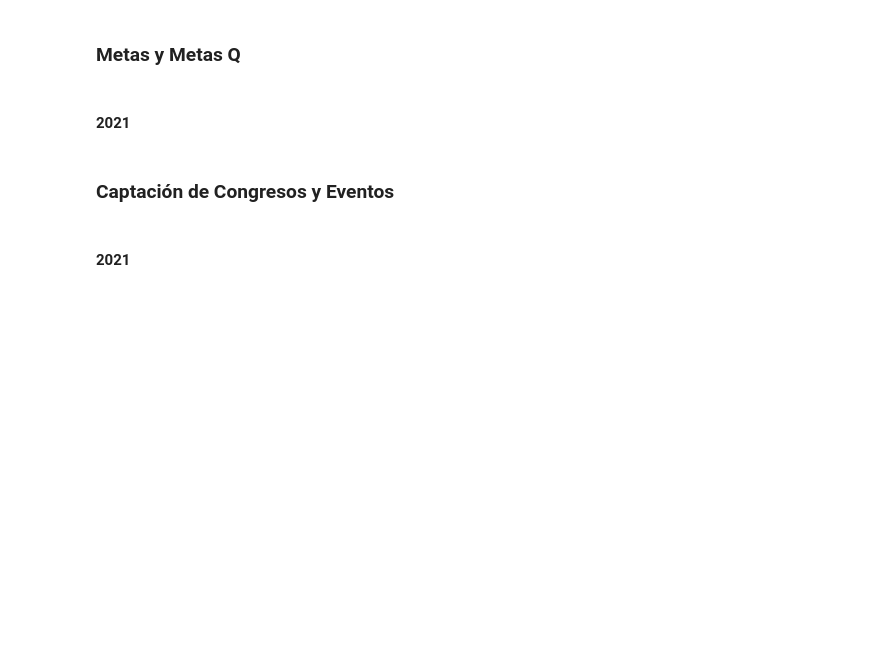
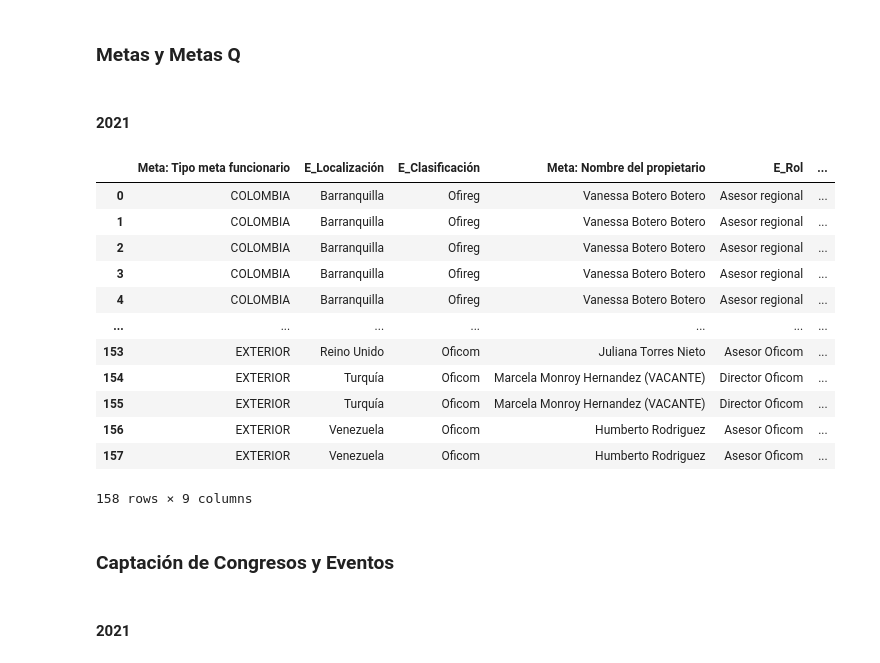
Before and after one commit to juanrinconp/Procolombia, a Jupyter notebook: T.ComoVamos_Turismo.ipynb, the cells around one changed output. Saved outputs shown, nothing was run; the diff lists cells and outputs as text; code cells hidden in the pictures; blank space fills up the shorter version.

```diff
--- a/T.ComoVamos_Turismo.ipynb
+++ b/T.ComoVamos_Turismo.ipynb
@@ -38,13 +38,22 @@ SillasyFrecuencias2020 =  pd.read_excel(pathout + 'SillasyFrecuencias2020.xlsx')
 # %%
-añoactual = 2021
-añoanterior = 2020
-trimestre = 4
+añoactual = 2022
+añoanterior = 2021
+trimestre = 2
 
 #Fecha en Formato aaaa/mm/dd para la base de Tableau 12a
-negociosañoactual = '2021-01-01'
-fechaactual  = '2021-11-01'
-fechaactual2  = '1/01/2021'
-fechaanterior2 = '1/01/2020'
-eneroañoanterior = '2020-01-01'
-fechaactual_añoanterior = '2020-11-01'
-diciembreañoanterior = '2020-12-31'
+negociosañoactual = '2022-01-01'
+fechaactual  = '2022-06-01'
+fechaactual2  = '1/01/2022'
+fechaanterior2 = '1/01/2021'
+eneroañoanterior = '2021-01-01'
+fechaactual_añoanterior = '2021-06-01'
+diciembreañoanterior = '2021-12-31'
+
+
+#Valores
+frecuencias = 1160
+nsillas = 199579
+nVisitantes =  914882
+mVisitantes = 3100000
+mqVisitantes = 89900
+mVisitanterior = 2157504
@@ -67,26 +79,47 @@ NegociosTA = NegociosTA.drop(NegociosTA[NegociosTA['Meta 1 responsable Colombia:
 # %% [markdown]
 #### 2021
 # %%
-MetasT = MetasT.groupby(['Meta: Tipo meta funcionario' , 'E_HUB2019' ,
+MetasT = MetasT.groupby(['Meta: Tipo meta funcionario'  ,
                    'E_Localización' , 'E_Clasificación' ,
                    'Meta: Nombre del propietario' , 'E_Rol',
                   'Tipo de Indicador' , 'Meta: Tipo de meta'])['Meta: Valor meta'].sum().reset_index()
 
-MetasTQ = MetasTQ.groupby(['Meta: Tipo meta funcionario' , 'E_HUB2019' ,
+MetasTQ = MetasTQ.groupby(['Meta: Tipo meta funcionario',
                    'E_Localización' , 'E_Clasificación' ,
                    'Meta: Nombre del propietario' , 'E_Rol',
                   'Tipo de Indicador' , 'Meta: Tipo de meta'])['Meta: Valor meta'].sum().reset_index()
 # %%
 
-TFinal = MetasT.merge(MetasTQ, how='outer', left_on=['Meta: Tipo meta funcionario' , 'E_HUB2019' ,
+TFinal = MetasT.merge(MetasTQ, how='outer', left_on=['Meta: Tipo meta funcionario' ,
                    'E_Localización' , 'E_Clasificación' ,
                    'Meta: Nombre del propietario' , 'E_Rol',
-                  'Tipo de Indicador' , 'Meta: Tipo de meta'], right_on=['Meta: Tipo meta funcionario' , 'E_HUB2019' ,
+                  'Tipo de Indicador' , 'Meta: Tipo de meta'], right_on=['Meta: Tipo meta funcionario' ,
                    'E_Localización' , 'E_Clasificación' ,
                    'Meta: Nombre del propietario' , 'E_Rol',
                   'Tipo de Indicador' , 'Meta: Tipo de meta']).fillna(0)
 
 TFinal.rename(columns={'Meta: Valor meta_x': 'Meta Total' , 'Meta: Valor meta_y': 'Meta Q'}, inplace=True)
+# %%
+
+#mask = ((TFinal['Meta: Tipo de meta'] == 'Captación de Congresos y Eventos') |
+ #       (TFinal['Meta: Tipo meta funcionario'] == 'COLOMBIA'))
+#TFinal.loc[mask, 'E_HUB2019'] = 'COLOMBIA'
+
+TFinal
+# %% [output]
+|  | Meta: Tipo meta funcionario | E_Localización | E_Clasificación | Meta: Nombre del propietario | E_Rol | ... |
+| 0 | COLOMBIA | Barranquilla | Ofireg | Vanessa Botero Botero | Asesor regional | ... |
+| 1 | COLOMBIA | Barranquilla | Ofireg | Vanessa Botero Botero | Asesor regional | ... |
+| 2 | COLOMBIA | Barranquilla | Ofireg | Vanessa Botero Botero | Asesor regional | ... |
+| 3 | COLOMBIA | Barranquilla | Ofireg | Vanessa Botero Botero | Asesor regional | ... |
+| 4 | COLOMBIA | Barranquilla | Ofireg | Vanessa Botero Botero | Asesor regional | ... |
+| ... | ... | ... | ... | ... | ... | ... |
+| 153 | EXTERIOR | Reino Unido | Oficom | Juliana Torres Nieto | Asesor Oficom | ... |
+| 154 | EXTERIOR | Turquía | Oficom | Marcela Monroy Hernandez (VACANTE) | Director Oficom | ... |
+| 155 | EXTERIOR | Turquía | Oficom | Marcela Monroy Hernandez (VACANTE) | Director Oficom | ... |
+| 156 | EXTERIOR | Venezuela | Oficom | Humberto Rodriguez | Asesor Oficom | ... |
+| 157 | EXTERIOR | Venezuela | Oficom | Humberto Rodriguez | Asesor Oficom | ... |
+158 rows × 9 columns
 # %% [markdown]
 ### Captación de Congresos y Eventos
 # %% [markdown]
```
Also changed, not shown: parts of 44 cells of this notebook.
